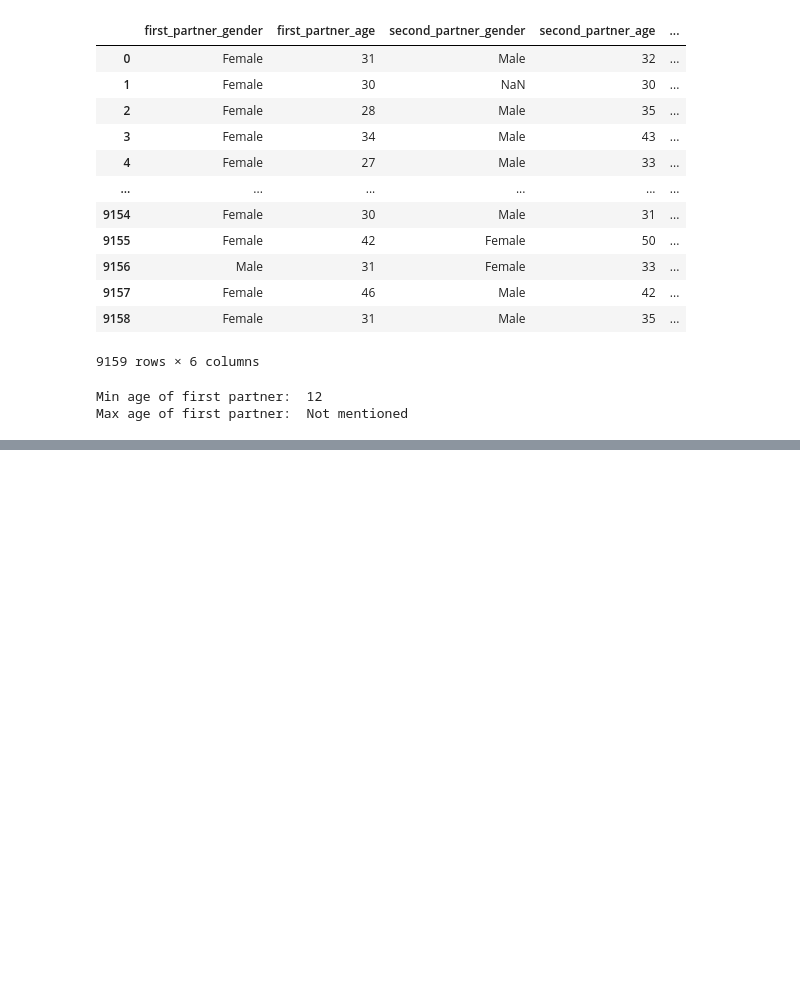
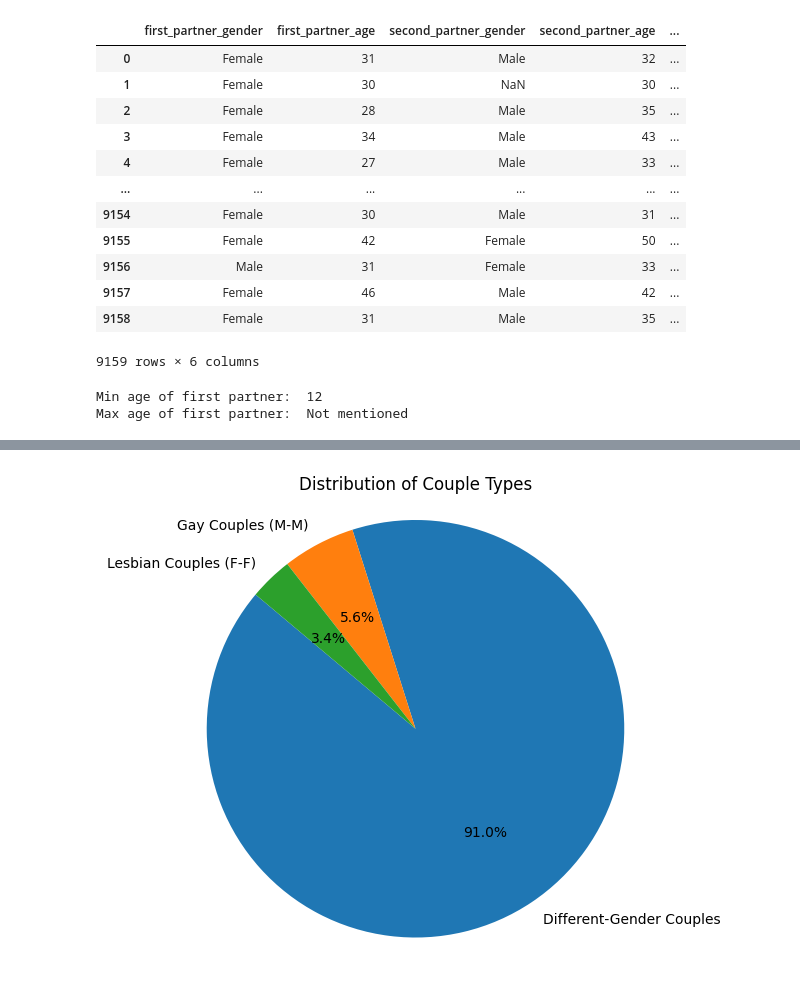
Before and after one commit to YanmiYu/DL-Marriage-Prediction, a Jupyter notebook: src/EDA.ipynb, the cells around one changed output, grey strips where cells are left out. Drawn from its saved outputs; the diff is of its cells as text; code cells hidden in the pictures; blank space fills up the shorter version.

Commit message:
added same- generation EDA

```diff
--- a/src/EDA.ipynb
+++ b/src/EDA.ipynb
@@ -244,0 +280,3 @@ data_demo.to_excel('Data/data_demo.xlsx', index=False)
+# %%
+df = pd.read_excel("../data/data_final.xlsx")
+df.head()
@@ -244,0 +290,22 @@ data_demo.to_excel('Data/data_demo.xlsx', index=False)
+# %%
+first_gender_col = 'first_partner_gender'
+second_gender_col = 'second_partner_gender'
+
+df_clean = df.dropna(subset=[first_gender_col, second_gender_col])
+
+same_gender = df_clean[first_gender_col] == df_clean[second_gender_col]
+same_gender_couples = df_clean[same_gender]
+
+gay_couples = same_gender_couples[same_gender_couples[first_gender_col] == 'Male']
+lesbian_couples = same_gender_couples[same_gender_couples[first_gender_col] == 'Female']
+
+
+print(f"Total same-gender couples: {len(same_gender_couples)}")
+print(f" - Gay couples (Male-Male): {len(gay_couples)}")
+print(f" - Lesbian couples (Female-Female): {len(lesbian_couples)}")
+
+
+total_couples = len(df_clean)
+print(f"\nProportion of same-gender couples: {len(same_gender_couples) / total_couples:.2%}")
+print(f"Proportion of gay couples: {len(gay_couples) / total_couples:.2%}")
+print(f"Proportion of lesbian couples: {len(lesbian_couples) / total_couples:.2%}")
@@ -244,0 +320,20 @@ data_demo.to_excel('Data/data_demo.xlsx', index=False)
+# %%
+import matplotlib.pyplot as plt
+
+same_gender_count = len(same_gender_couples)
+gay_couples_count = len(gay_couples)
+lesbian_couples_count = len(lesbian_couples)
+total_couples_count = len(df_clean)
+different_gender_count = total_couples_count - same_gender_count
+
+
+labels = ['Different-Gender Couples', 'Gay Couples (M-M)', 'Lesbian Couples (F-F)']
+sizes = [different_gender_count, gay_couples_count, lesbian_couples_count]
+
+plt.figure(figsize=(8, 6))
+plt.pie(sizes, labels=labels, autopct='%1.1f%%', startangle=140)
+plt.title('Distribution of Couple Types')
+plt.axis('equal')
+plt.show()
+# %% [output]
+[figure, added]
```
Also changed, not shown: parts of 7 cells of this notebook, 2 other files.
